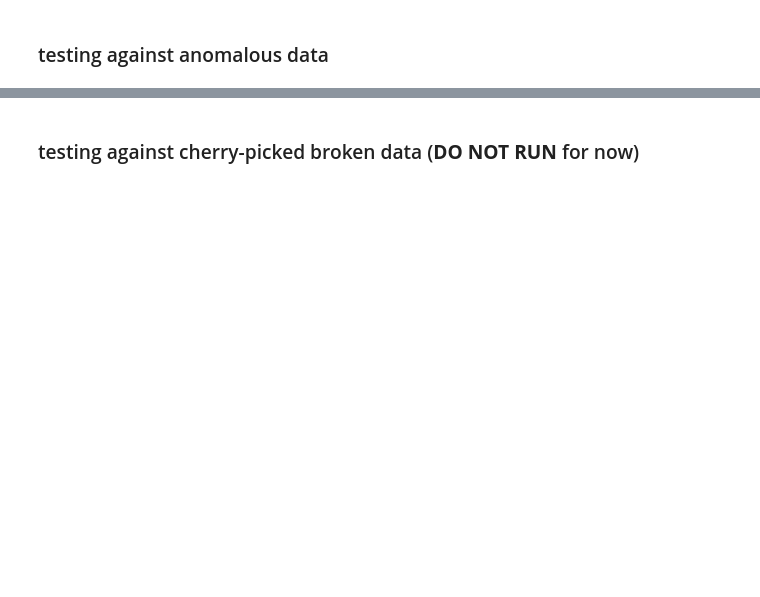
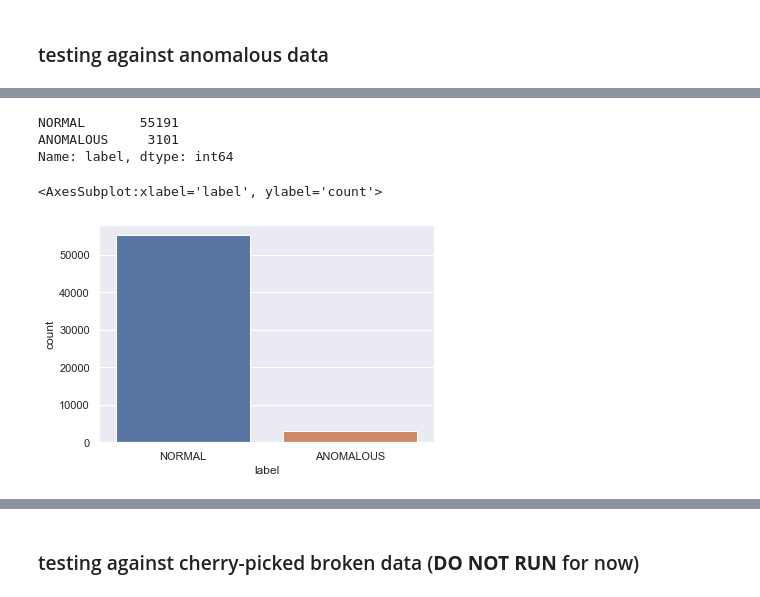
Before and after one commit to LiquidMethane/ece9603-project, a Jupyter notebook: 21/cae-testing-21.ipynb, the cells around one changed output, grey strips where cells are left out. Drawn from its saved outputs; the diff is of its cells as text; code cells hidden in the pictures; blank space fills up the shorter version.

```diff
--- a/21/cae-testing-21.ipynb
+++ b/21/cae-testing-21.ipynb
@@ -127 +136,13 @@ loss = reconstruction_mse(anom_test, reconstructed_window.detach().numpy())
+# %%
+df_prediction_norm = pd.DataFrame(data=np.array(prediction_norm), columns=['label'])
+df_prediction_norm['label'].value_counts()
+# %% [output]
+NORMAL       55191
+ANOMALOUS     3101
+Name: label, dtype: int64
+# %%
+sns.countplot(x='label', data=df_prediction_norm)
+# %% [output]
+<AxesSubplot:xlabel='label', ylabel='count'>
+[figure, new version]
 # %%
```
Also changed, not shown: parts of 23 cells of this notebook, 10 other files.
